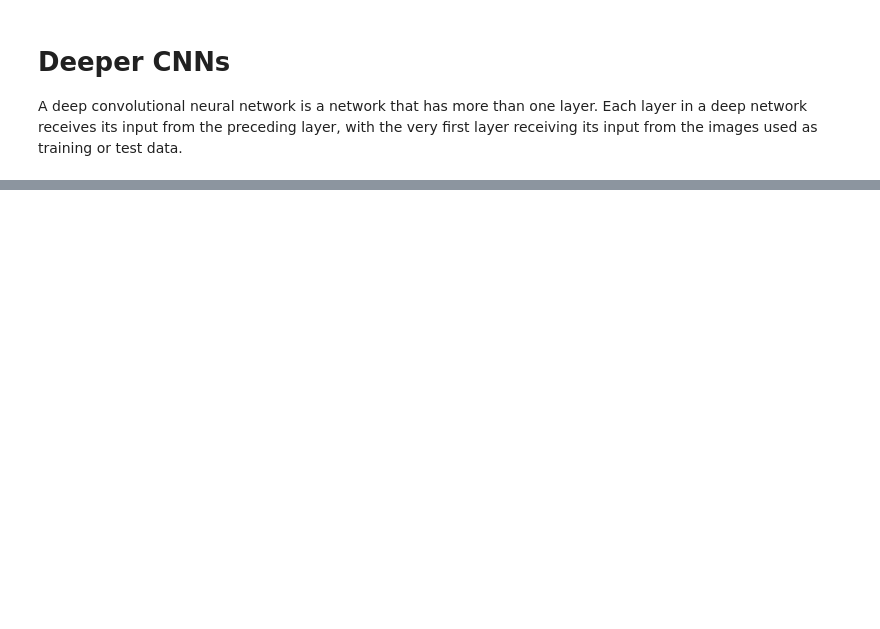
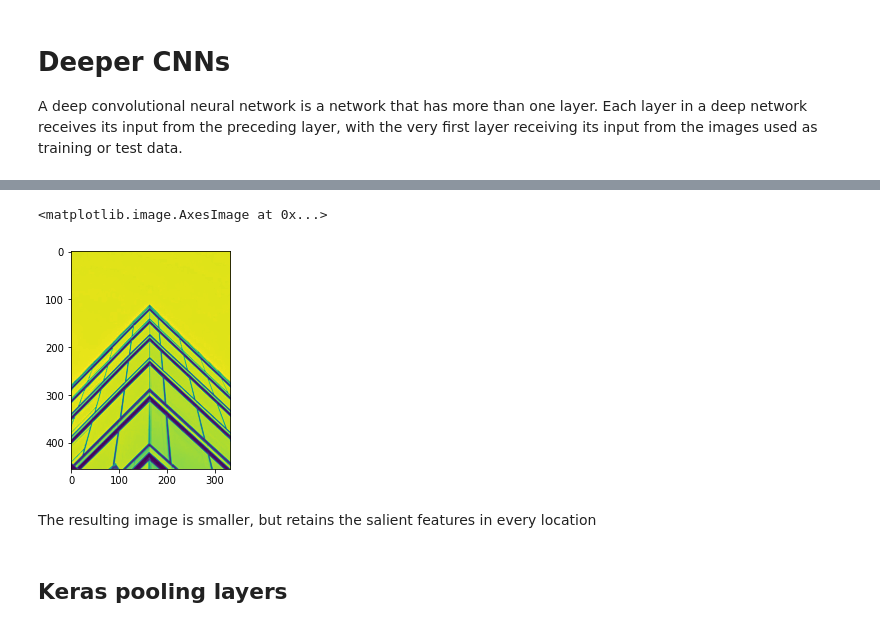
Before and after one commit to jacob5412/cs-notes, a Jupyter notebook: Machine_Learning/Python-DM_V/Image_Processing/11-Keras-3.ipynb, the cells around one changed output, grey strips where cells are left out. Saved outputs shown, nothing was run; the diff lists cells and outputs as text; code cells hidden in the pictures; blank space fills up the shorter version.

Commit message:
completed image processing

```diff
--- a/Machine_Learning/Python-DM_V/Image_Processing/11-Keras-3.ipynb
+++ b/Machine_Learning/Python-DM_V/Image_Processing/11-Keras-3.ipynb
@@ -23,0 +85,19 @@ model.add(Dense(3, activation='softmax'))
+# %%
+im = plt.imread('data/corners_building_top.jpg')
+# %%
+# Result placeholder
+result = np.zeros((im.shape[0]//2, im.shape[1]//2))
+
+# Pooling operation
+for ii in range(result.shape[0]):
+    for jj in range(result.shape[1]):
+        result[ii, jj] = np.max(im[ii*2:ii*2+2, jj*2:jj*2+2])
+# %%
+plt.imshow(result)
+# %% [output]
+<matplotlib.image.AxesImage at 0x...>
+[figure, added]
+# %% [markdown]
+The resulting image is smaller, but retains the salient features in every location
+# %% [markdown]
+## Keras pooling layers
```
Also changed, not shown: parts of 11 cells of this notebook, 2 other files.
